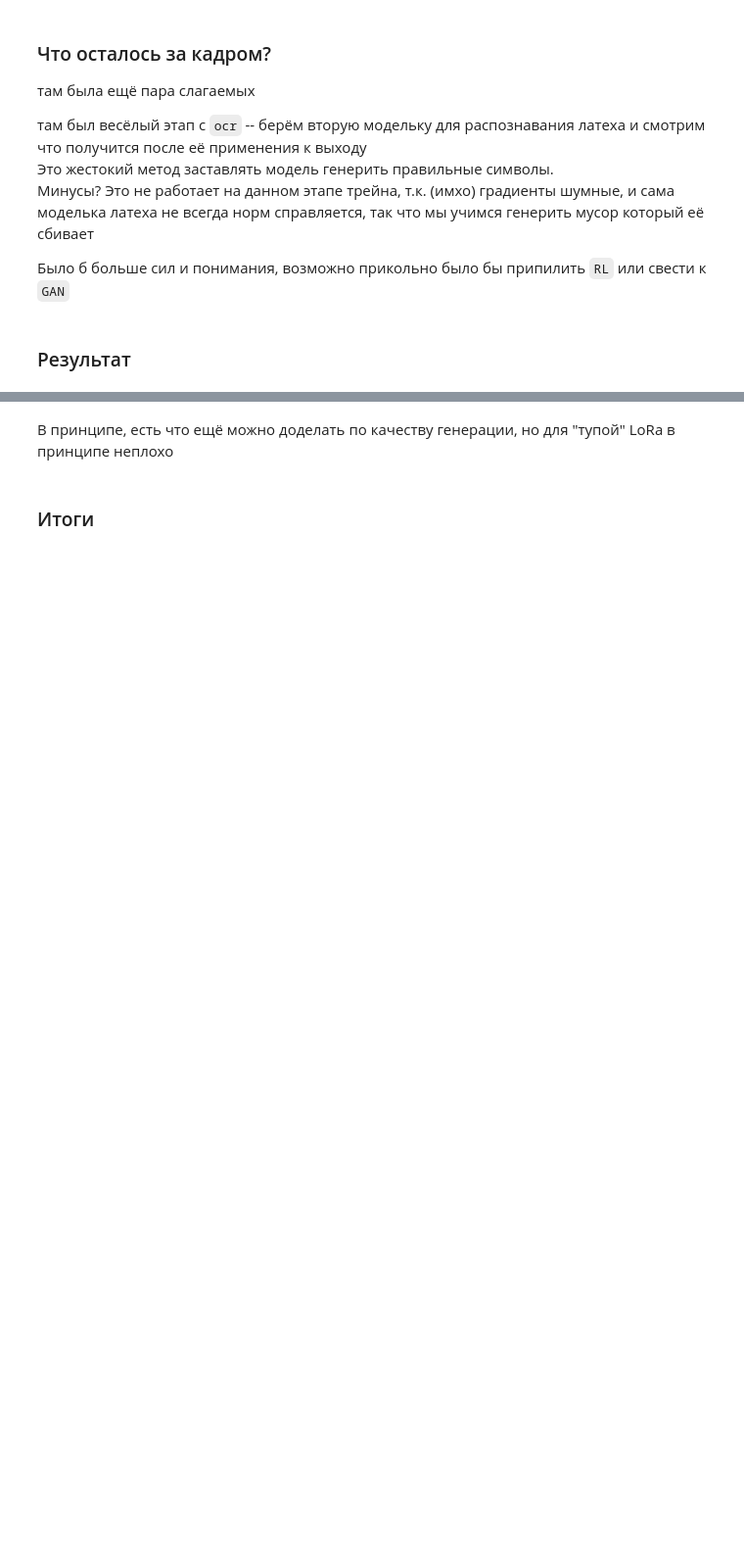
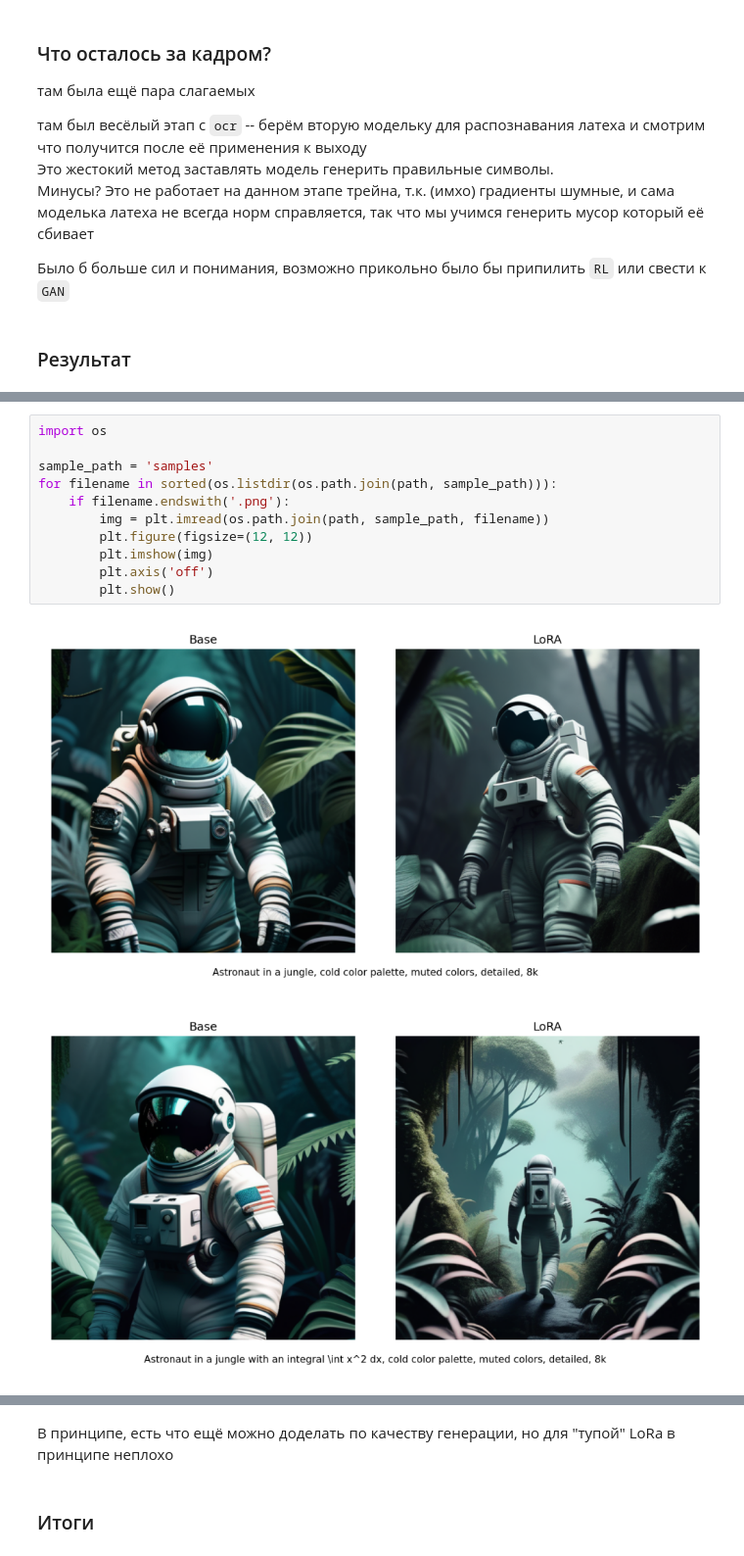
Before and after one commit to AnanasClassic/MIPT_CV_project, a Jupyter notebook: presentation.ipynb, the cells around one changed output, grey strips where cells are left out. Shown at 98% size. Drawn from its saved outputs; the diff is of its cells as text; blank space fills up the shorter version.

```diff
--- a/presentation.ipynb
+++ b/presentation.ipynb
@@ -121,3 +121,17 @@ $\lambda_{\text{edge}} = 0.05$
 ### Результат
 # %% [markdown]
 <img src="./lora_integrals/samples/grid.png" height=600>
+# %%
+import os
+
+sample_path = 'samples'
+for filename in sorted(os.listdir(os.path.join(path, sample_path))):
+    if filename.endswith('.png'):
+        img = plt.imread(os.path.join(path, sample_path, filename))
+        plt.figure(figsize=(12, 12))
+        plt.imshow(img)
+        plt.axis('off')
+        plt.show()
+# %% [output]
+[figure, added]
+[figure, added]
```
Also changed, not shown: parts of 1 cell of this notebook.
